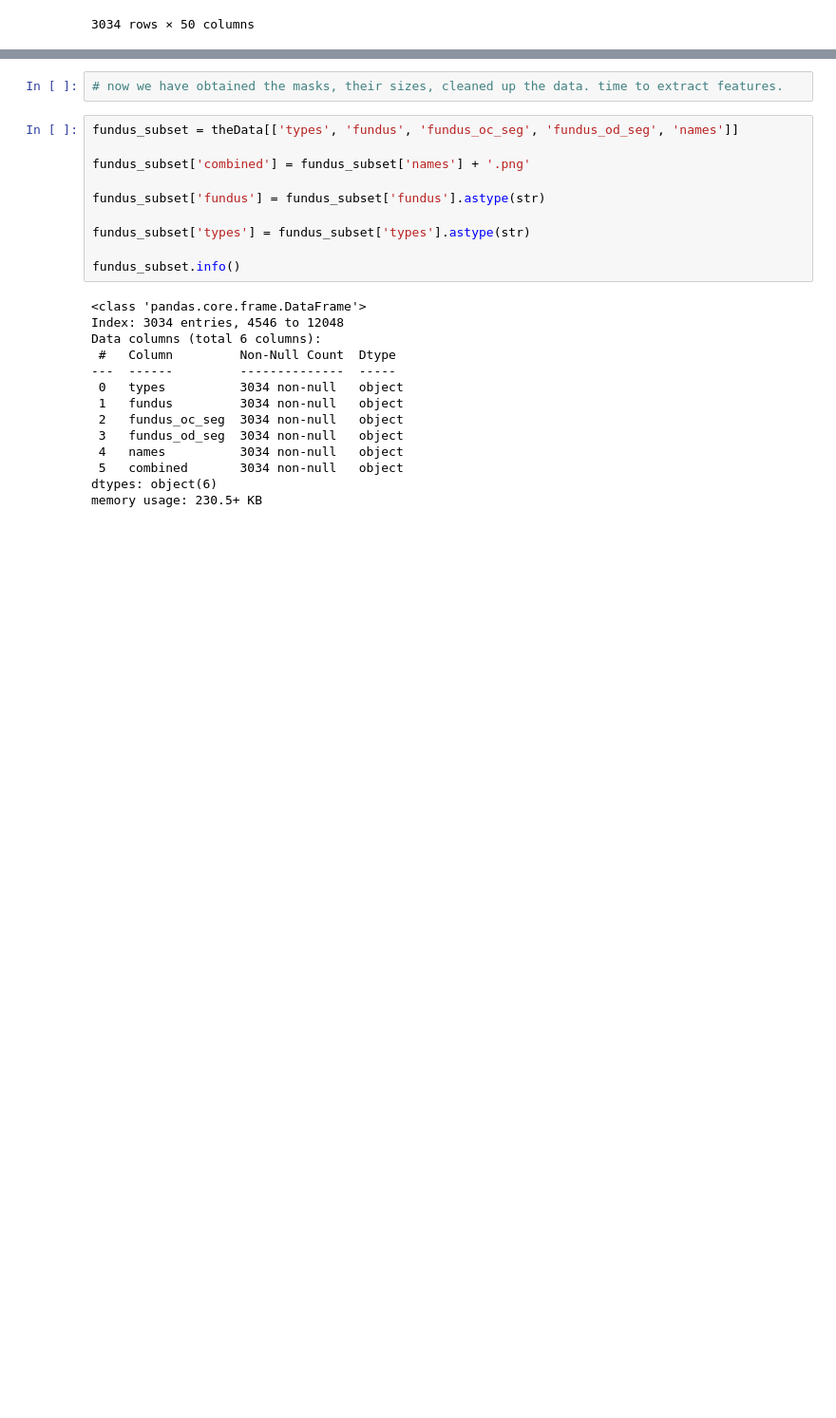
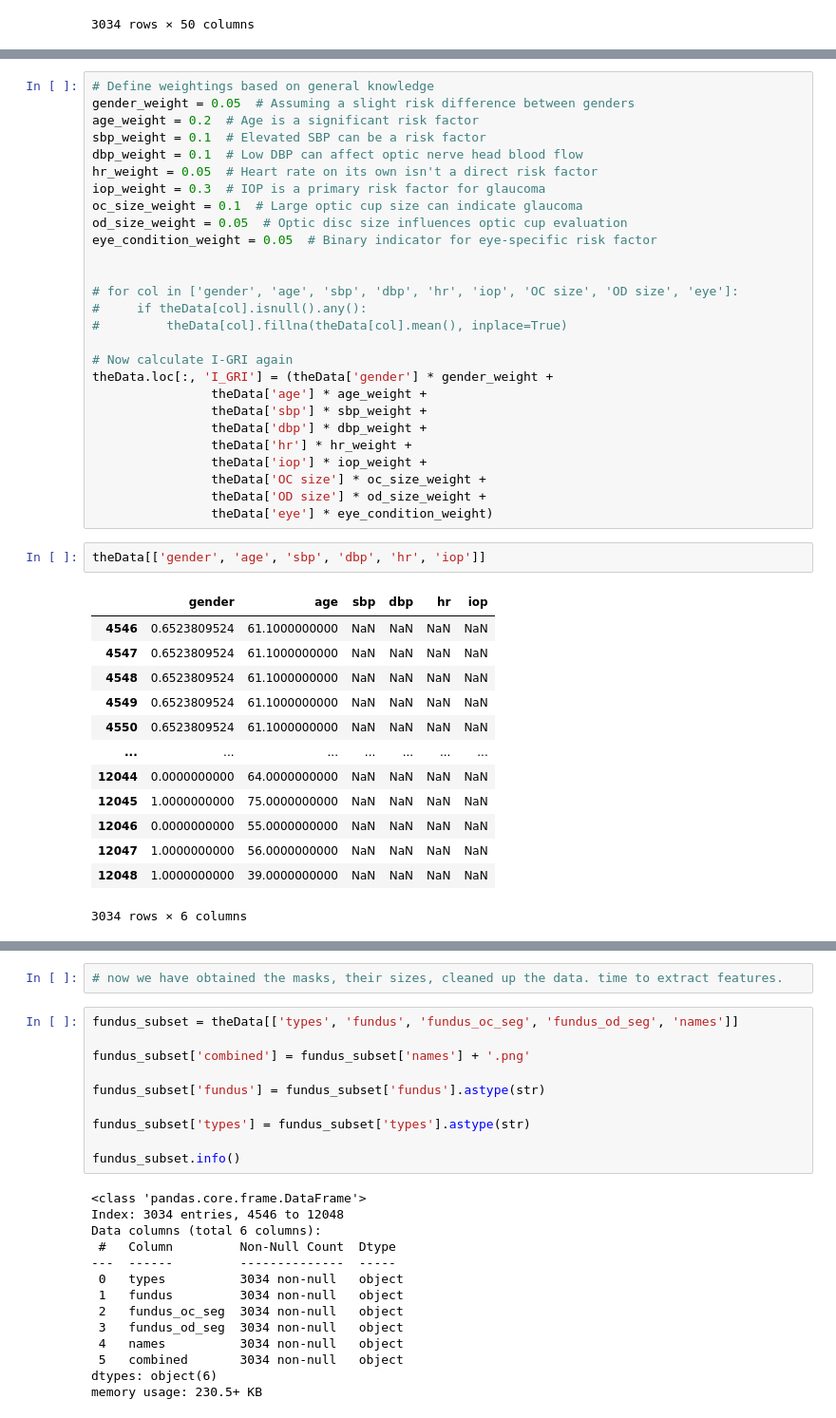
Before and after one commit to AhmedElZubair38/DISSERTATION, a Jupyter notebook: MOSTLY_Data_3/MODEL_3A.ipynb, the cells around one changed output, grey strips where cells are left out. Shown at 95% size. Saved outputs shown, nothing was run; the diff lists cells and outputs as text; blank space fills up the shorter version.

```diff
--- a/MOSTLY_Data_3/MODEL_3A.ipynb
+++ b/MOSTLY_Data_3/MODEL_3A.ipynb
@@ -565,0 +596,43 @@ theData
+# %%
+# Define weightings based on general knowledge
+gender_weight = 0.05  # Assuming a slight risk difference between genders
+age_weight = 0.2  # Age is a significant risk factor
+sbp_weight = 0.1  # Elevated SBP can be a risk factor
+dbp_weight = 0.1  # Low DBP can affect optic nerve head blood flow
+hr_weight = 0.05  # Heart rate on its own isn't a direct risk factor
+iop_weight = 0.3  # IOP is a primary risk factor for glaucoma
+oc_size_weight = 0.1  # Large optic cup size can indicate glaucoma
+od_size_weight = 0.05  # Optic disc size influences optic cup evaluation
+eye_condition_weight = 0.05  # Binary indicator for eye-specific risk factor
+
+
+# for col in ['gender', 'age', 'sbp', 'dbp', 'hr', 'iop', 'OC size', 'OD size', 'eye']:
+#     if theData[col].isnull().any():
+#         theData[col].fillna(theData[col].mean(), inplace=True)
+
+# Now calculate I-GRI again
+theData.loc[:, 'I_GRI'] = (theData['gender'] * gender_weight +
+                theData['age'] * age_weight +
+                theData['sbp'] * sbp_weight +
+                theData['dbp'] * dbp_weight +
+                theData['hr'] * hr_weight +
+                theData['iop'] * iop_weight +
+                theData['OC size'] * oc_size_weight +
+                theData['OD size'] * od_size_weight +
+                theData['eye'] * eye_condition_weight)
+# %%
+theData[['gender', 'age', 'sbp', 'dbp', 'hr', 'iop']]
+# %% [output]
+|  | gender | age | sbp | dbp | hr | iop |
+| 4546 | 0.6523809524 | 61.1000000000 | NaN | NaN | NaN | NaN |
+| 4547 | 0.6523809524 | 61.1000000000 | NaN | NaN | NaN | NaN |
+| 4548 | 0.6523809524 | 61.1000000000 | NaN | NaN | NaN | NaN |
+| 4549 | 0.6523809524 | 61.1000000000 | NaN | NaN | NaN | NaN |
+| 4550 | 0.6523809524 | 61.1000000000 | NaN | NaN | NaN | NaN |
+| ... | ... | ... | ... | ... | ... | ... |
+| 12044 | 0.0000000000 | 64.0000000000 | NaN | NaN | NaN | NaN |
+| 12045 | 1.0000000000 | 75.0000000000 | NaN | NaN | NaN | NaN |
+| 12046 | 0.0000000000 | 55.0000000000 | NaN | NaN | NaN | NaN |
+| 12047 | 1.0000000000 | 56.0000000000 | NaN | NaN | NaN | NaN |
+| 12048 | 1.0000000000 | 39.0000000000 | NaN | NaN | NaN | NaN |
+3034 rows × 6 columns
```
Also changed, not shown: parts of 11 cells of this notebook, 1 other file.
